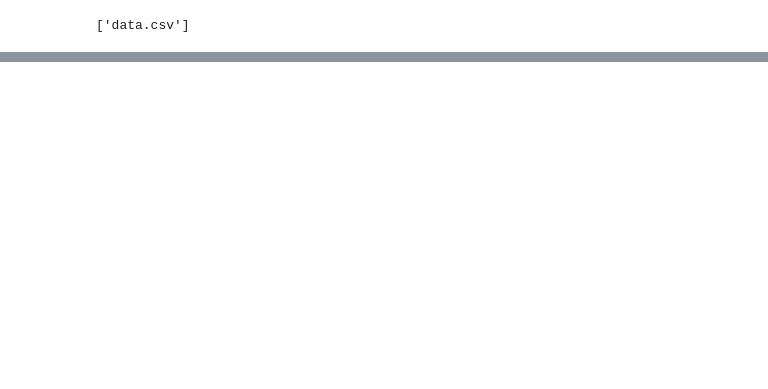
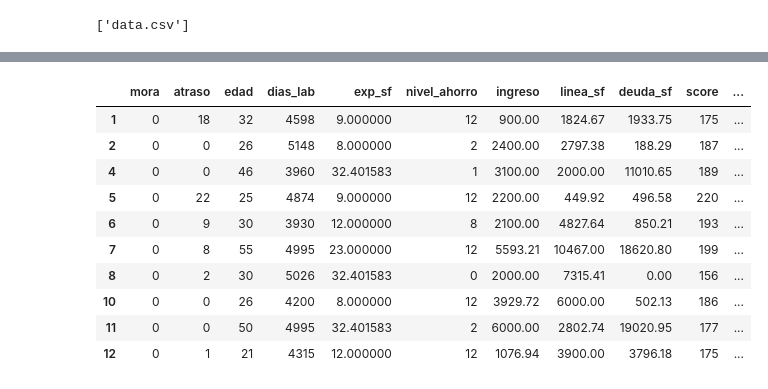
Before and after one commit to BomfimThiago/DatosSinteticos, a Jupyter notebook: original/index.ipynb, the cells around one changed output, grey strips where cells are left out. Saved outputs shown, nothing was run; the diff lists cells and outputs as text; code cells hidden in the pictures; blank space fills up the shorter version.

Commit message:
Limpieza de datos

```diff
--- a/original/index.ipynb
+++ b/original/index.ipynb
@@ -30,0 +94,5 @@ print(os.listdir(dataset_path))  # Mostra os arquivos baixados
+# %%
+#Imputamos los valores de la columna exp_sf con la media de la columna
+df['exp_sf'].fillna(df['exp_sf'].mean(), inplace=True) #Reeplaza poniendo inplace=True
+#Count of null values of all the database
+df.isnull().sum()
@@ -30,0 +115,6 @@ print(os.listdir(dataset_path))  # Mostra os arquivos baixados
+# %%
+# We drop the rows of the column linea_sf that have null values
+#Hacemos un drop de las filas de la columna linea_sf que tengan valores nulos
+#df.dropna(subset=['linea_sf'], inplace=True) #Reeplaza poniendo inplace=True
+df.dropna(subset=['linea_sf'], inplace=True)
+df.shape
@@ -30,0 +141,5 @@ print(os.listdir(dataset_path))  # Mostra os arquivos baixados
+# %%
+# We drop the rows of the column deuda_sf that have null values as the min is 0 and max is 57094.380000
+df.dropna(subset=['deuda_sf'], inplace=True)
+df.isnull().sum()
+df.shape
@@ -30,0 +162,10 @@ print(os.listdir(dataset_path))  # Mostra os arquivos baixados
+# %%
+## Tus datos de ejemplo
+#df = pd.DataFrame({'nivel_educativo': ['TECNICA', 'UNIVERSITARIA', 'SECUNDARIA', 'SIN EDUCACION', 'TECNICA']})
+# Aplicar One-Hot Encoding
+#df_encoded = pd.get_dummies(df, columns=['nivel_educativo']) print(df_encoded)
+
+
+# We do One-Hot Encoding of the columns vivienda and nivel_educ
+#df = pd.get_dummies(df, columns=['vivienda', 'nivel_educ'], drop_first=True)
+df2 = pd.get_dummies(df, columns=['vivienda','nivel_educ'], drop_first=False)
@@ -30,0 +186,17 @@ print(os.listdir(dataset_path))  # Mostra os arquivos baixados
+# %%
+# Change the name of the columns vivienda ... and nivel_educ ...
+#df2.rename(columns={'vivienda_1': 'vivienda_propietario', 'vivienda_2': 'vivienda_alquilado', 'nivel_educ_1': 'nivel_educ_secundaria', 'nivel_educ_2': 'nivel_educ_tecnica', 'nivel_educ_3': 'nivel_educ_universitaria', 'nivel_educ_4': 'nivel_educ_sin_educacion'}, inplace=True)
+df2.rename(columns={'propio': 'vivienda_propietario', 'alquilado': 'vivienda_alquilado', 'secundaria': 'nivel_educ_secundaria', 'tecnica': 'nivel_educ_tecnica', 'universitaria': 'nivel_educ_universitaria', 'sin educacion': 'nivel_educ_sin_educacion'}, inplace=True)
+df2.head(10)
+# %% [output]
+|  | mora | atraso | edad | dias_lab | exp_sf | nivel_ahorro | ingreso | linea_sf | deuda_sf | score | ... |
+| 1 | 0 | 18 | 32 | 4598 | 9.000000 | 12 | 900.00 | 1824.67 | 1933.75 | 175 | ... |
+| 2 | 0 | 0 | 26 | 5148 | 8.000000 | 2 | 2400.00 | 2797.38 | 188.29 | 187 | ... |
+| 4 | 0 | 0 | 46 | 3960 | 32.401583 | 1 | 3100.00 | 2000.00 | 11010.65 | 189 | ... |
+| 5 | 0 | 22 | 25 | 4874 | 9.000000 | 12 | 2200.00 | 449.92 | 496.58 | 220 | ... |
+| 6 | 0 | 9 | 30 | 3930 | 12.000000 | 8 | 2100.00 | 4827.64 | 850.21 | 193 | ... |
+| 7 | 0 | 8 | 55 | 4995 | 23.000000 | 12 | 5593.21 | 10467.00 | 18620.80 | 199 | ... |
+| 8 | 0 | 2 | 30 | 5026 | 32.401583 | 0 | 2000.00 | 7315.41 | 0.00 | 156 | ... |
+| 10 | 0 | 0 | 26 | 4200 | 8.000000 | 12 | 3929.72 | 6000.00 | 502.13 | 186 | ... |
+| 11 | 0 | 0 | 50 | 4995 | 32.401583 | 2 | 6000.00 | 2802.74 | 19020.95 | 177 | ... |
+| 12 | 0 | 1 | 21 | 4315 | 12.000000 | 12 | 1076.94 | 3900.00 | 3796.18 | 175 | ... |
```
Also changed, not shown: parts of 14 cells of this notebook.
